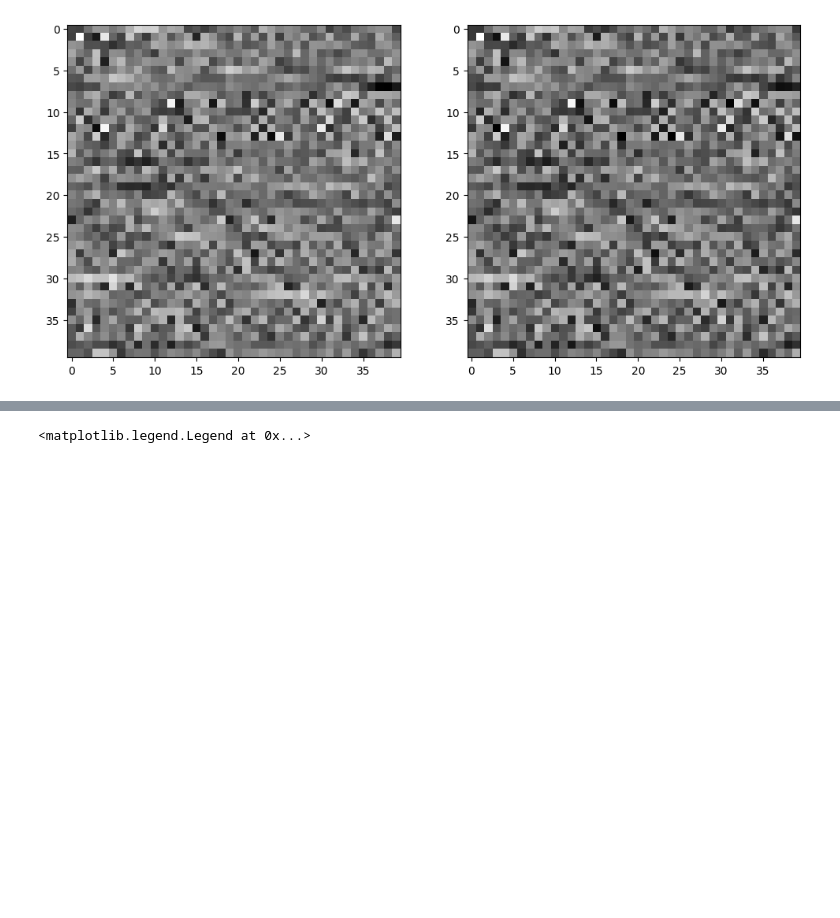
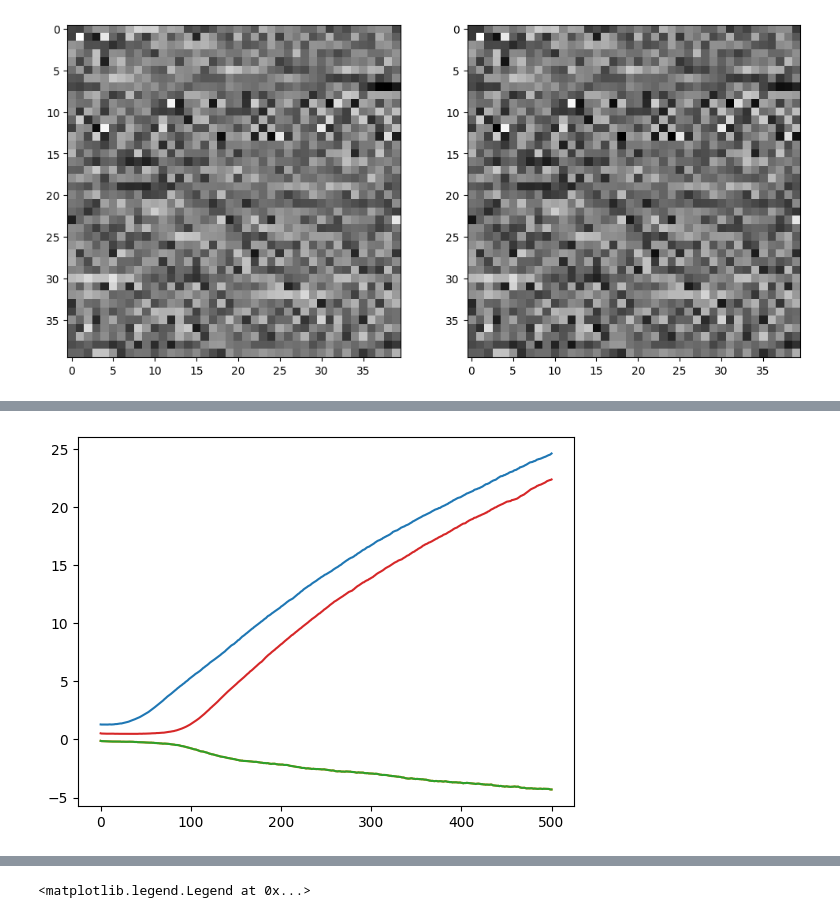
Before and after one commit to leonlufkin/Localization, a Jupyter notebook: notebooks/higher_moments.ipynb, the cells around one changed output, grey strips where cells are left out. Cells and saved outputs as stored; diff of their text form; code cells hidden in the pictures; blank space fills up the shorter version.

```diff
--- a/notebooks/higher_moments.ipynb
+++ b/notebooks/higher_moments.ipynb
@@ -106,0 +119,12 @@ ax2.imshow(weights_gauss[t], cmap='gray')
+# %%
+from localization.utils import build_gaussian_covariance, build_non_gaussian_covariance
+Sigma1 = build_non_gaussian_covariance(40, 2, 3)
+Sigma0 = build_non_gaussian_covariance(40, 1, 3)
+# %%
+x = np.stack([ weights_gauss[t] @ Sigma1 @ weights_gauss[t].T for t in range(len(weights_gauss)) ], axis=0)
+# x = np.stack([ weights_nlgp[t] @ Sigma1 @ weights_nlgp[t].T for t in range(len(weights_nlgp)) ], axis=0)
+x_ = x[:,[0,3],:][:,:,[0,3]]
+# %%
+im = plt.plot( x_.reshape(-1, 4) )
+# %% [output]
+[figure, added]
```
Also changed, not shown: parts of 7 cells of this notebook, 23 other files.
